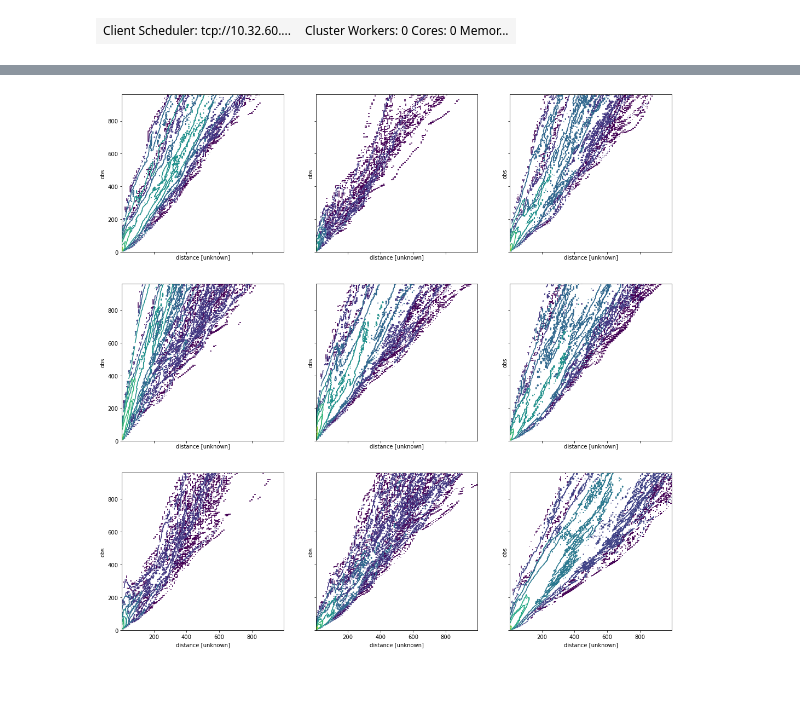
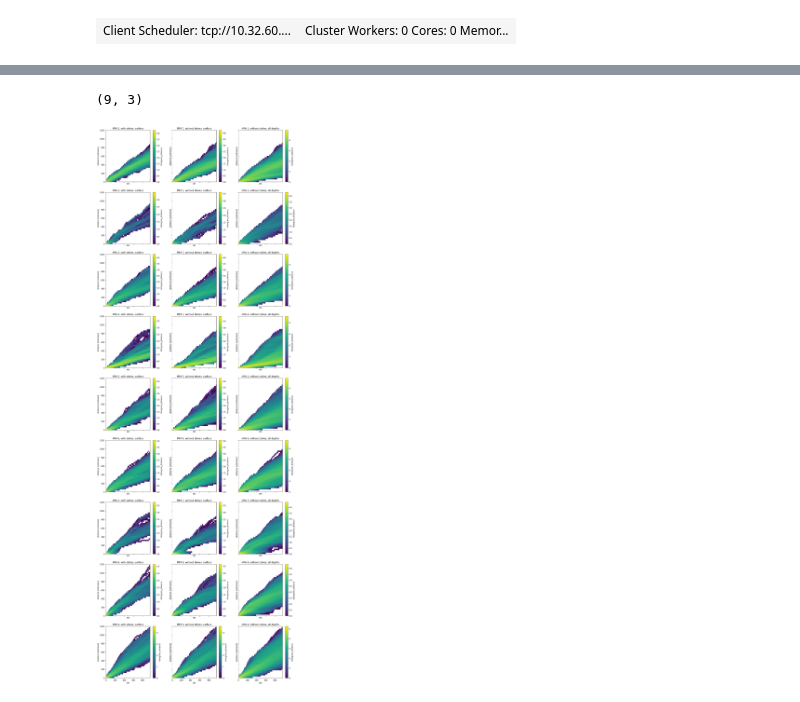
Before and after one commit to willirath/medseaconnectivity, a Jupyter notebook: notebooks/Histograms_Stokes_vs_NoStokes.ipynb, the cells around one changed output, grey strips where cells are left out. Cells and saved outputs as stored; diff of their text form; code cells hidden in the pictures.

```diff
--- a/notebooks/Histograms_Stokes_vs_NoStokes.ipynb
+++ b/notebooks/Histograms_Stokes_vs_NoStokes.ipynb
@@ -122,7 +174,10 @@ with open("all_data.pickle", "wb") as f:
+# %%
+data = data.append(data_ns, ignore_index=True)
 # %%
-def get_thinned_data(ds, factor=0.5, seed=None):
-    if seed is ncloudpickle:
+def get_thinned_data(ds, percent=50, seed=None):
+    """Return dataset thinned to a percentage by randomly picking trajectories."""
+    if seed is not None:
         np.random.seed(seed)
-    traj_indices = (np.random.uniform(0, 1, size=ds.z.shape) < factor)
+    traj_indices = (np.random.uniform(0, 1, size=ds.z.shape) < (percent / 100.0))
     ds = ds.isel(traj=traj_indices)
     return ds
@@ -128,0 +187,3 @@ def get_thinned_data(ds, factor=0.5, seed=None):
+# %%
+for perc in [1, 5, 10]:
+    data[f"thinned_data_{perc:03d}_percent"] = data["data"].apply(lambda ds: get_thinned_data(ds, percent=perc))
@@ -155,2 +224,0 @@ total_size / 1e9
-# %%
-data["thinned_data"] = data["data"].apply(lambda ds: get_thinned_data(ds, factor=thinning_data_factor / 10))
@@ -175,14 +270,35 @@ data = data.set_index(keys=["stokes", "MPA", "k"])
 # %%
-fig, ax = plt.subplots(3, 3, sharex=True, sharey=True, figsize=(18, 18))
+fig, ax = plt.subplots(9, 3, sharex=True, sharey=True, figsize=(18, 54))
+print(ax.shape)
 
-ax = ax.flatten()
+for MPA in range(1, 10):
 
-for MPA, _ax in zip(range(9), ax):
     xr.ufuncs.log10(
-        xhist(data.loc[True, MPA + 1, 0]["thinned_data"].distance.persist(retries=40), bins=[np.linspace(0, 1000, 101), ], dim=["traj", ]).compute(retries=40)
-    ).plot.contour(ax=_ax)
+        xhist(
+            data.loc[True, MPA, 0]["thinned_data_005_percent"].distance.persist(retries=40),
+            bins=[np.linspace(0, 1200, 41), ],
+            dim=["traj", ]).compute(retries=40)
+    ).plot(ax=ax[MPA-1, 0], x="obs", y="distance_bin")
+
+    ax[MPA-1, 0].set_title(f"MPA {MPA}, with stokes, surface")
+
     xr.ufuncs.log10(
-        xhist(data.loc[False, MPA + 1, 0]["thinned_data"].distance.persist(retries=40), bins=[np.linspace(0, 1000, 101), ], dim=["traj", ]).compute(retries=40)
-    ).plot.contour(ax=_ax)
+        xhist(
+            data.loc[False, MPA, 0]["thinned_data_005_percent"].distance.persist(retries=40),
+            bins=[np.linspace(0, 1200, 41), ],
+            dim=["traj", ]).compute(retries=40)
+    ).plot(ax=ax[MPA-1, 1], x="obs", y="distance_bin")
+
+    ax[MPA-1, 1].set_title(f"MPA {MPA}, without stokes, surface")
+
+    xr.ufuncs.log10(
+        xhist(
+            data.loc[False, MPA, -1]["thinned_data_005_percent"].distance.persist(retries=40),
+            bins=[np.linspace(0, 1200, 41), ],
+            dim=["traj", ]).compute(retries=40)
+    ).plot(ax=ax[MPA-1, 2], x="obs", y="distance_bin")
+
+    ax[MPA-1, 2].set_title(f"MPA {MPA}, without stokes, all depths")
 # %% [output]
+(9, 3)
-[figure, old version]
+[figure, new version]
```
Also changed, not shown: parts of 23 cells of this notebook.
